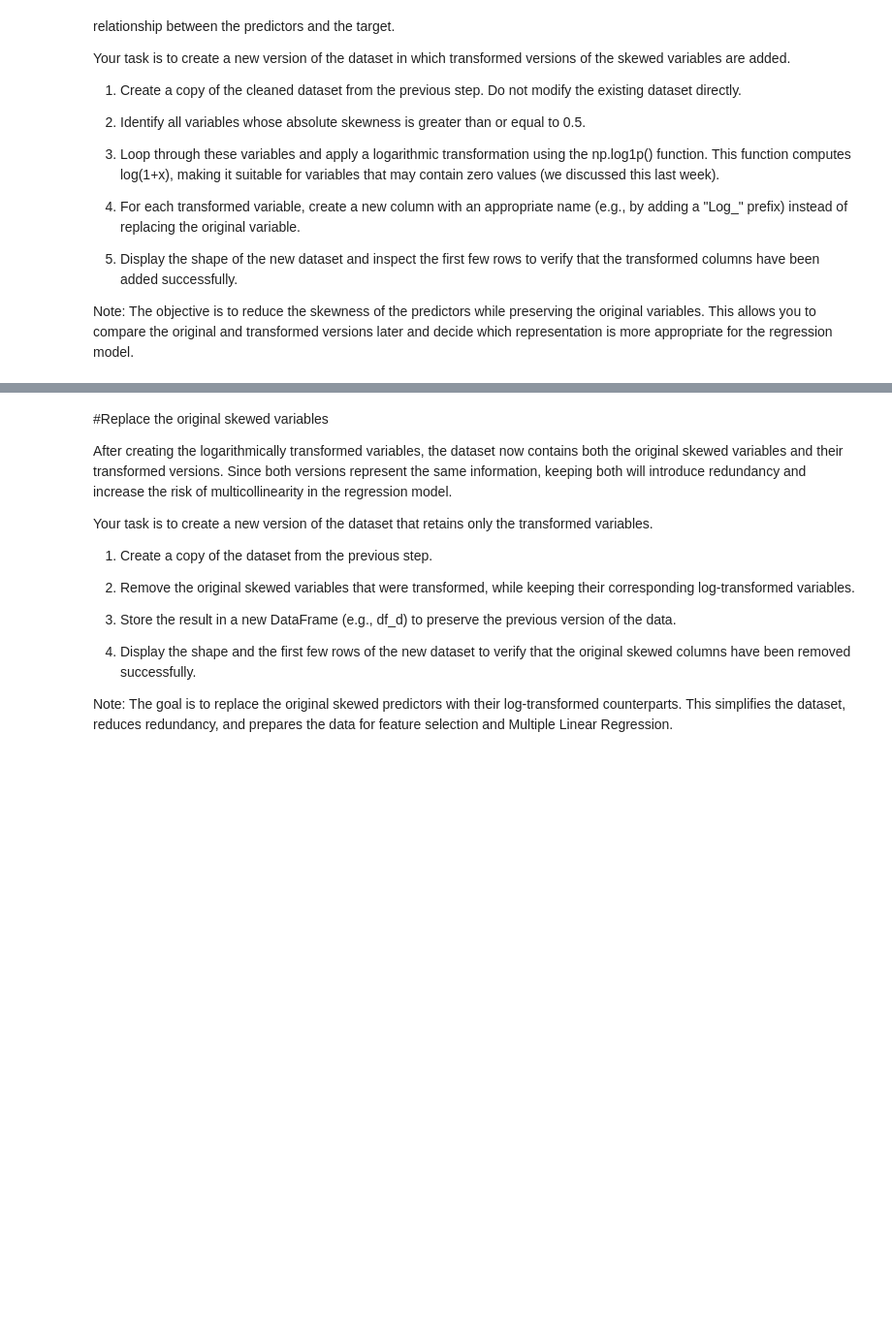
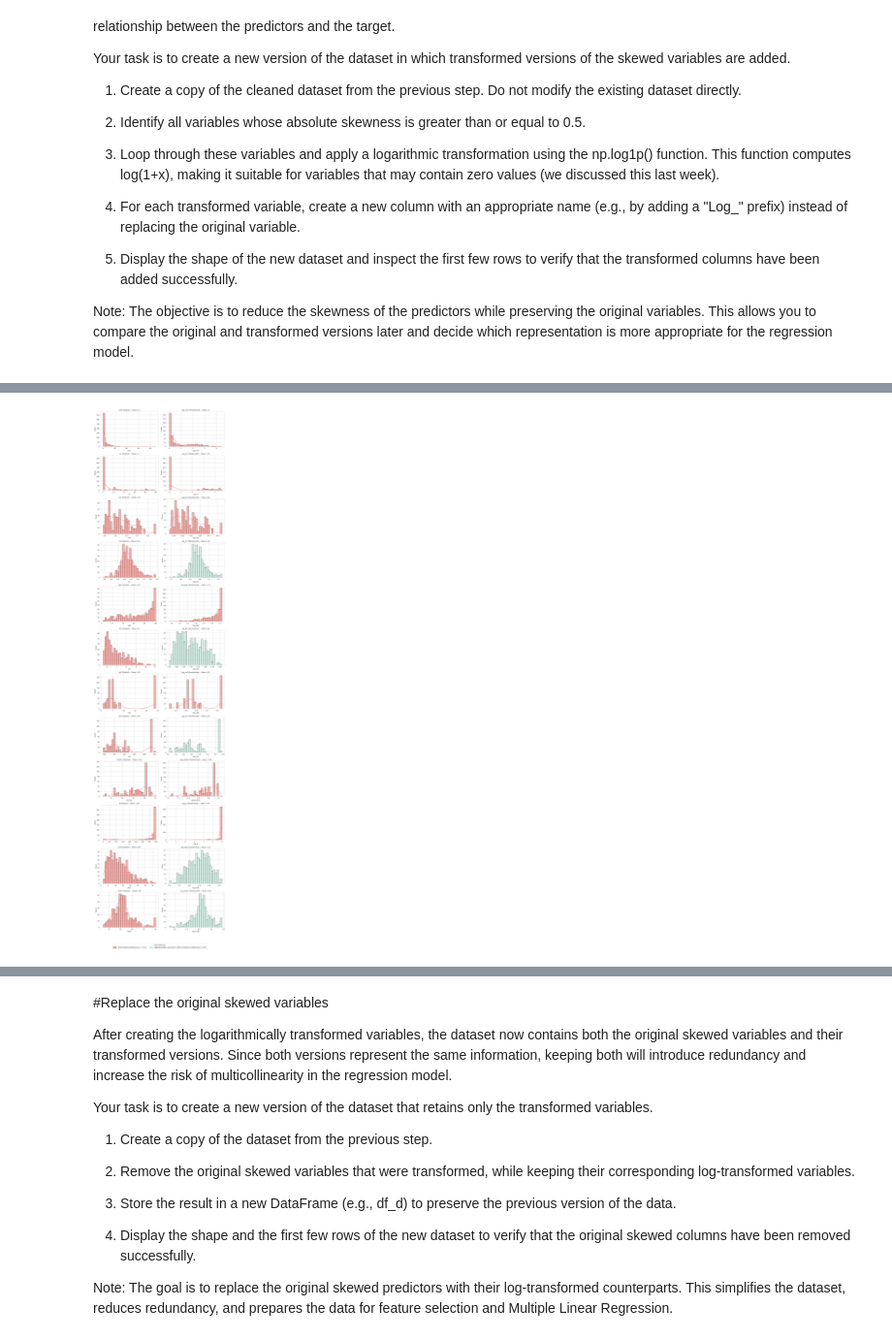
Before and after one commit to JoseAlberto88/Predictive-Analytics-, a Jupyter notebook: DAMO510_Module_03_in_Class_Activity_StarterCode.ipynb, the cells around one changed output, grey strips where cells are left out. Shown at 97% size. Drawn from its saved outputs; the diff is of its cells as text; code cells hidden in the pictures; blank space fills up the shorter version.

```diff
--- a/DAMO510_Module_03_in_Class_Activity_StarterCode.ipynb
+++ b/DAMO510_Module_03_in_Class_Activity_StarterCode.ipynb
@@ -549,0 +584,5 @@ Note: The objective is to reduce the skewness of the predictors while preserving
+# %%
+# Step 2 (revised): Identify variables with |skewness| >= 0.5, excluding chas (categorical, not
+# meaningfully addressed by a log transform)
+skewed_vars = [col for col, val in skew_recalc.items() if abs(val) >= 0.5 and col != 'chas']
+print("Variables to log-transform (|skewness| >= 0.5, excluding chas):", skewed_vars)
@@ -549,0 +591,6 @@ Note: The objective is to reduce the skewness of the predictors while preserving
+# %%
+# Step 3 & 4: Loop through these variables, apply log1p, and add as new "Log_" prefixed columns
+for col in skewed_vars:
+    df_log[f"Log_{col}"] = np.log1p(df_log[col])
+
+print(f"New columns added: {[f'Log_{col}' for col in skewed_vars]}")
@@ -549,0 +641,47 @@ Note: The objective is to reduce the skewness of the predictors while preserving
+# %%
+import seaborn as sns
+import matplotlib.pyplot as plt
+import matplotlib.patches as mpatches
+
+pastel_red = "#FF6961"
+pastel_green = "#B5EAD7"
+
+sns.set_style("whitegrid")
+
+n_vars = len(skewed_vars)
+fig, axes = plt.subplots(nrows=n_vars, ncols=2, figsize=(12, 4 * n_vars))
+
+for i, col in enumerate(skewed_vars):
+    original_skew = skew(df_log[col])
+    log_skew = skew(df_log[f"Log_{col}"])
+
+    # Original: always red, since these are all pre-flagged as skewed by definition
+    sns.histplot(df_log[col], bins=30, kde=True, color=pastel_red, edgecolor='black', ax=axes[i, 0])
+    axes[i, 0].set_title(f"{col} (Original) — Skew: {round(original_skew, 2)}", fontsize=10)
+    axes[i, 0].set_xlabel(col)
+
+    # Log-transformed: green if fixed (|skew| < 0.5), red if still skewed
+    log_color = pastel_green if abs(log_skew) < 0.5 else pastel_red
+    sns.histplot(df_log[f"Log_{col}"], bins=30, kde=True, color=log_color, edgecolor='black', ax=axes[i, 1])
+    axes[i, 1].set_title(f"Log_{col} (Transformed) — Skew: {round(log_skew, 2)}", fontsize=10)
+    axes[i, 1].set_xlabel(f"Log_{col}")
+
+# Shared legend explaining the color meaning
+legend_patches = [
+    mpatches.Patch(color=pastel_red, label="Still skewed (|skewness| >= 0.5)"),
+    mpatches.Patch(color=pastel_green, label="Approximately symmetric after transform (|skewness| < 0.5)")
+]
+fig.legend(
+    handles=legend_patches,
+    loc='lower center',
+    bbox_to_anchor=(0.5, -0.01),
+    ncol=2,
+    fontsize=11,
+    title="Color Meaning",
+    frameon=True
+)
+
+plt.tight_layout(rect=[0, 0.02, 1, 1])
+plt.show()
+# %% [output]
+[figure, added]
```
Also changed, not shown: parts of 8 cells of this notebook.
